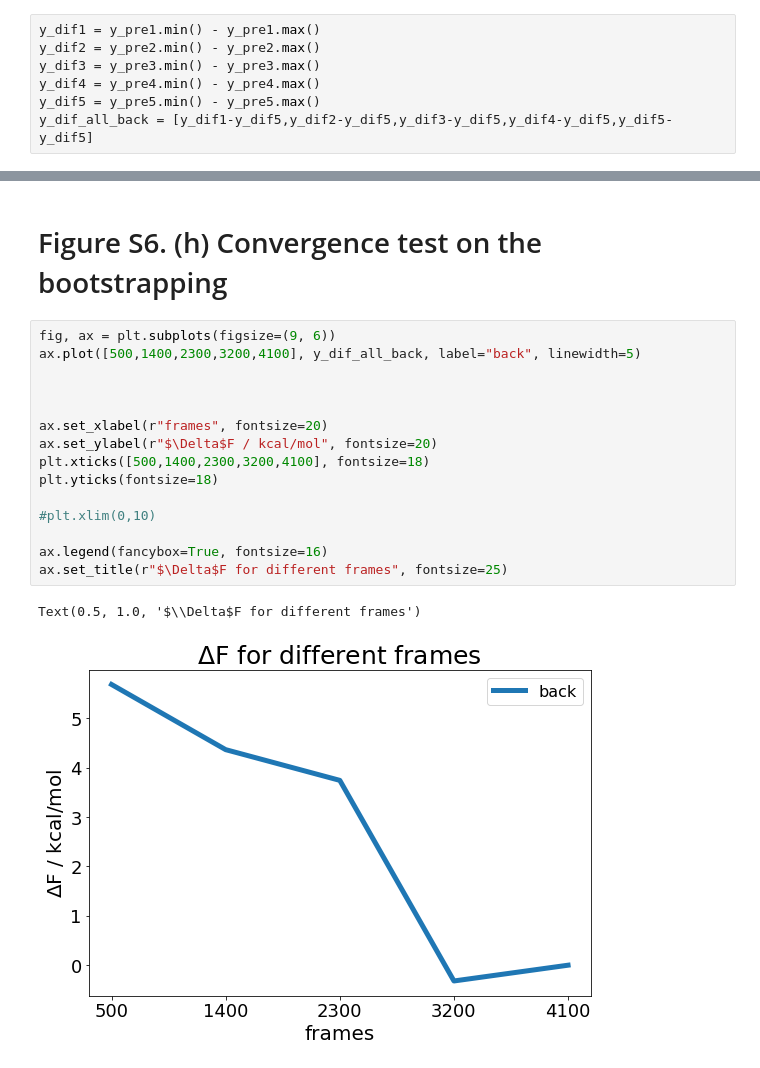
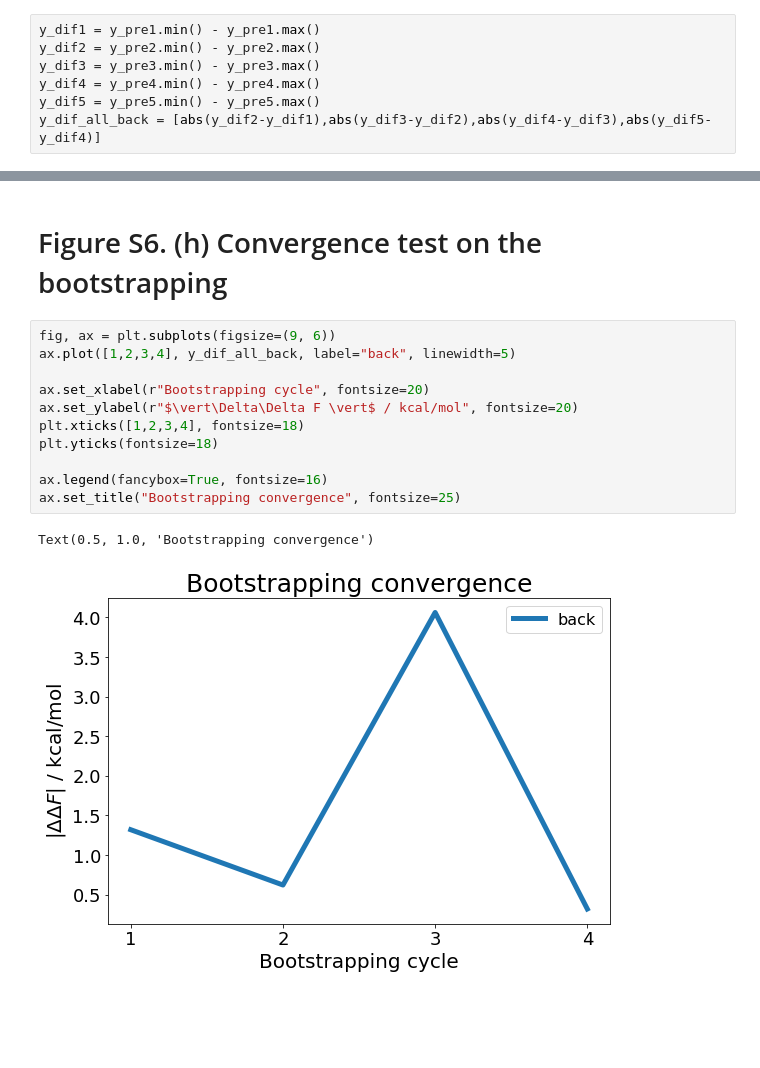
Before and after one commit to MYTLab/pyAggreg, a Jupyter notebook: 2021_fib_surf_figures/Figure S6.ipynb, the cells around one changed output, grey strips where cells are left out. Cells and saved outputs as stored; diff of their text form; blank space fills up the shorter version.

```diff
--- a/2021_fib_surf_figures/Figure S6.ipynb
+++ b/2021_fib_surf_figures/Figure S6.ipynb
@@ -162,7 +162,7 @@ y_dif2 = y_pre2.min() - y_pre2.max()
 y_dif3 = y_pre3.min() - y_pre3.max()
 y_dif4 = y_pre4.min() - y_pre4.max()
 y_dif5 = y_pre5.min() - y_pre5.max()
-y_dif_all_back = [y_dif1-y_dif5,y_dif2-y_dif5,y_dif3-y_dif5,y_dif4-y_dif5,y_dif5-y_dif5]
+y_dif_all_back = [abs(y_dif2-y_dif1),abs(y_dif3-y_dif2),abs(y_dif4-y_dif3),abs(y_dif5-y_dif4)]
 # %% [markdown]
 # Figure S6. (c) even-end
 # %%
@@ -514,19 +514,15 @@ Text(0.5, 1.0, 'Potential of mean force')
 # Figure S6. (h) Convergence test on the bootstrapping
 # %%
 fig, ax = plt.subplots(figsize=(9, 6))
-ax.plot([500,1400,2300,3200,4100], y_dif_all_back, label="back", linewidth=5)
+ax.plot([1,2,3,4], y_dif_all_back, label="back", linewidth=5)
 
-
-
-ax.set_xlabel(r"frames", fontsize=20)
-ax.set_ylabel(r"$\Delta$F / kcal/mol", fontsize=20)
-plt.xticks([500,1400,2300,3200,4100], fontsize=18)
+ax.set_xlabel(r"Bootstrapping cycle", fontsize=20)
+ax.set_ylabel(r"$\vert\Delta\Delta F \vert$ / kcal/mol", fontsize=20)
+plt.xticks([1,2,3,4], fontsize=18)
 plt.yticks(fontsize=18)
 
-#plt.xlim(0,10)
-
 ax.legend(fancybox=True, fontsize=16)
-ax.set_title(r"$\Delta$F for different frames", fontsize=25)
+ax.set_title("Bootstrapping convergence", fontsize=25)
 # %% [output]
-Text(0.5, 1.0, '$\\Delta$F for different frames')
+Text(0.5, 1.0, 'Bootstrapping convergence')
-[figure, old version]
+[figure, new version]
```
